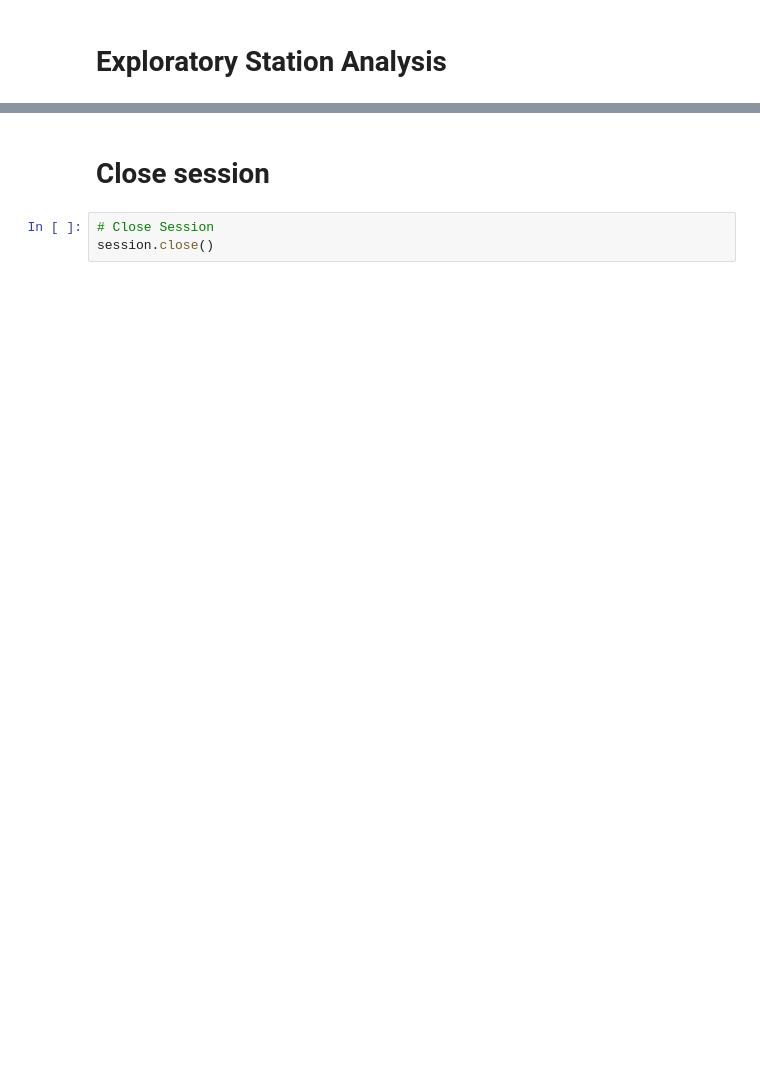
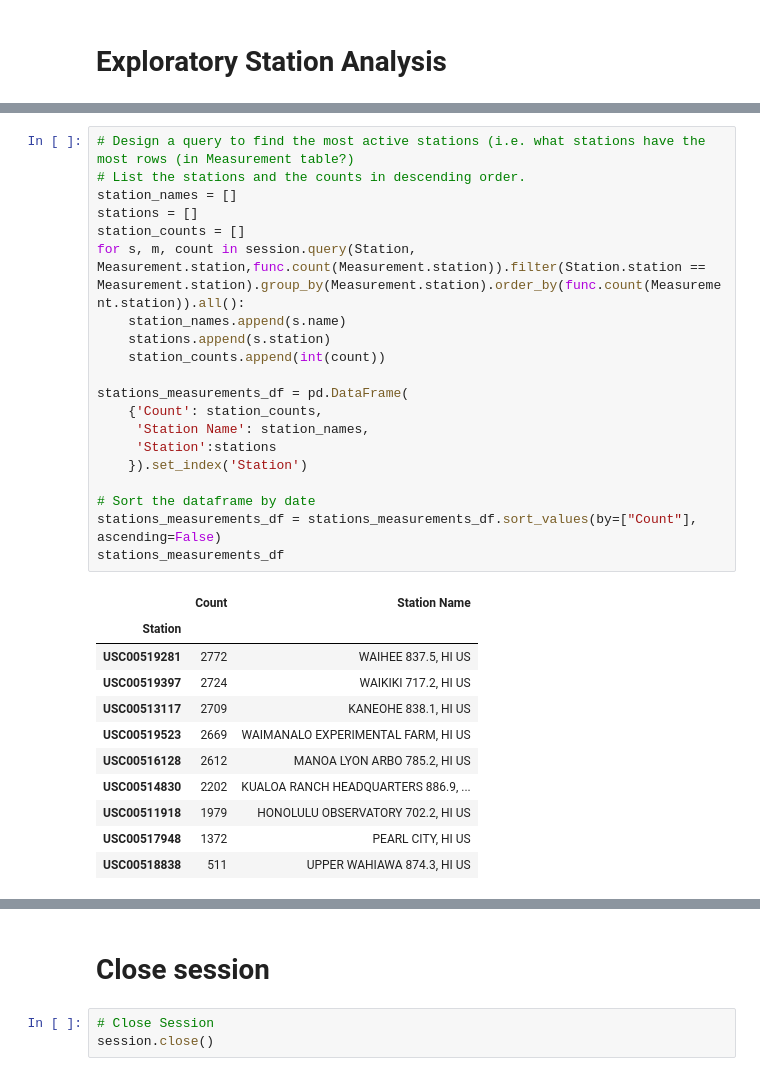
Before and after one commit to melissamonroe/sqlalchemy-challenge, a Jupyter notebook: climate.ipynb, the cells around one changed output, grey strips where cells are left out. Saved outputs shown, nothing was run; the diff lists cells and outputs as text; blank space fills up the shorter version.

```diff
--- a/climate.ipynb
+++ b/climate.ipynb
@@ -97,0 +176,32 @@ for row in session.query(Measurement.date).order_by(Measurement.date.desc()).lim
+# %%
+# Design a query to find the most active stations (i.e. what stations have the most rows (in Measurement table?)
+# List the stations and the counts in descending order.
+station_names = []
+stations = []
+station_counts = []
+for s, m, count in session.query(Station, Measurement.station,func.count(Measurement.station)).filter(Station.station == Measurement.station).group_by(Measurement.station).order_by(func.count(Measurement.station)).all():
+    station_names.append(s.name)
+    stations.append(s.station)
+    station_counts.append(int(count))
+
+stations_measurements_df = pd.DataFrame(
+    {'Count': station_counts,
+     'Station Name': station_names,
+     'Station':stations
+    }).set_index('Station')
+
+# Sort the dataframe by date
+stations_measurements_df = stations_measurements_df.sort_values(by=["Count"], ascending=False)
+stations_measurements_df
+# %% [output]
+|  | Count | Station Name |
+| Station |  |  |
+| USC00519281 | 2772 | WAIHEE 837.5, HI US |
+| USC00519397 | 2724 | WAIKIKI 717.2, HI US |
+| USC00513117 | 2709 | KANEOHE 838.1, HI US |
+| USC00519523 | 2669 | WAIMANALO EXPERIMENTAL FARM, HI US |
+| USC00516128 | 2612 | MANOA LYON ARBO 785.2, HI US |
+| USC00514830 | 2202 | KUALOA RANCH HEADQUARTERS 886.9, ... |
+| USC00511918 | 1979 | HONOLULU OBSERVATORY 702.2, HI US |
+| USC00517948 | 1372 | PEARL CITY, HI US |
+| USC00518838 | 511 | UPPER WAHIAWA 874.3, HI US |
```
Also changed, not shown: parts of 15 cells of this notebook, 8 other files.
